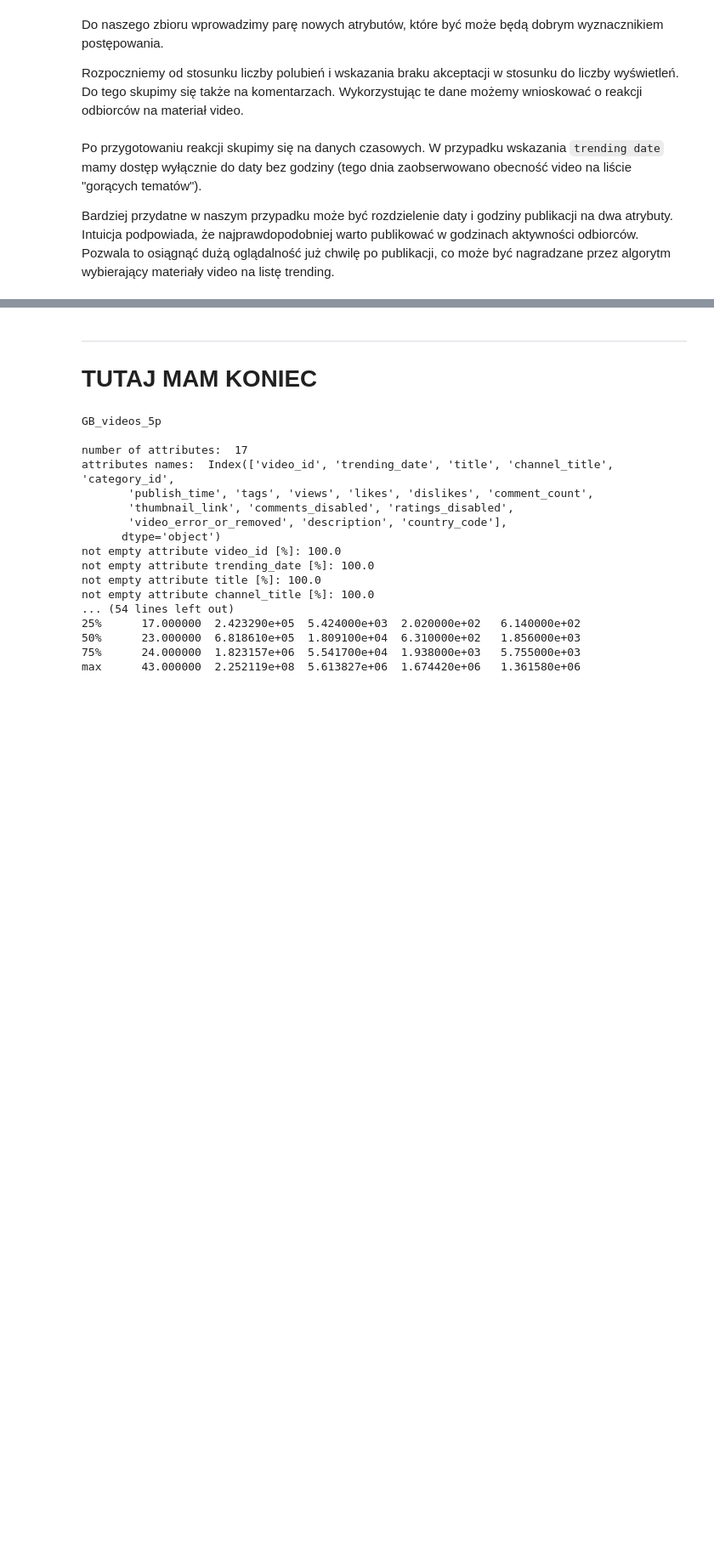
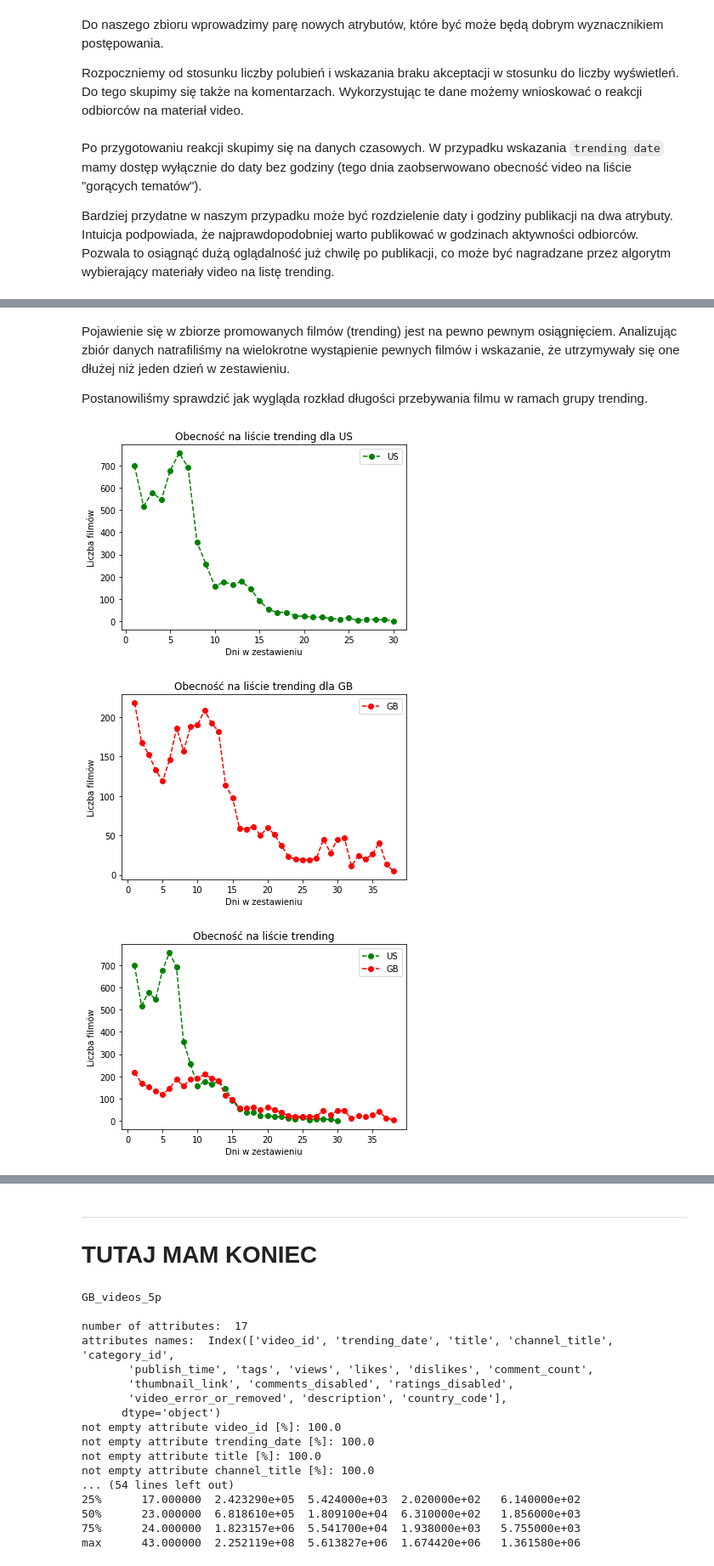
Before and after one commit to Bartosz-Gorka-Archive/youtube-trending-videos, a Jupyter notebook: youtube_trending_videos.ipynb, the cells around one changed output, grey strips where cells are left out. Shown: that part at 85% size. Drawn from its saved outputs; the diff is of its cells as text; code cells hidden in the pictures; blank space fills up the shorter version.

```diff
--- a/youtube_trending_videos.ipynb
+++ b/youtube_trending_videos.ipynb
@@ -178,0 +239,32 @@ content['published_at_time'] = content['publish_time'].dt.time
+# %% [markdown]
+Pojawienie się w zbiorze promowanych filmów (trending) jest na pewno pewnym osiągnięciem. Analizując zbiór danych natrafiliśmy na wielokrotne wystąpienie pewnych filmów i wskazanie, że utrzymywały się one dłużej niż jeden dzień w zestawieniu.
+
+Postanowiliśmy sprawdzić jak wygląda rozkład długości przebywania filmu w ramach grupy trending.
+# %%
+trending_time_US = content[(content['country_code'] == 'US') & (content['video_id'] != '#NAZWA?')].groupby('video_id')['video_id'].agg(count_col=pd.NamedAgg(column='video_id', aggfunc='count')).groupby('count_col').agg(days=pd.NamedAgg(column='count_col', aggfunc='count'))
+trending_time_GB = content[(content['country_code'] == 'GB') & (content['video_id'] != '#NAZWA?')].groupby('video_id')['video_id'].agg(count_col=pd.NamedAgg(column='video_id', aggfunc='count')).groupby('count_col').agg(days=pd.NamedAgg(column='count_col', aggfunc='count'))
+
+def show_trending_duration(df, name, color = 'green'):
+    plt.plot(df.index.values, df['days'], marker='o', linestyle = '--', color=color, label = name)
+    plt.xlabel('Dni w zestawieniu')
+    plt.ylabel('Liczba filmów')
+    plt.title('Obecność na liście trending dla ' + name)
+    plt.legend()
+    plt.show()
+
+def show_trending_duration_both(us, gb):
+    plt.plot(us.index.values, us['days'], marker='o', linestyle = '--', color='green', label = 'US')
+    plt.plot(gb.index.values, gb['days'], marker='o', linestyle = '--', color='red', label = 'GB')
+    plt.xlabel('Dni w zestawieniu')
+    plt.ylabel('Liczba filmów')
+    plt.title('Obecność na liście trending')
+    plt.legend()
+    plt.show()
+
+show_trending_duration(trending_time_US, 'US')
+show_trending_duration(trending_time_GB, 'GB', color = 'red')
+show_trending_duration_both(trending_time_US, trending_time_GB)
+# %% [output]
+[figure, added]
+[figure, added]
+[figure, added]
```
Also changed, not shown: parts of 9 cells of this notebook.
